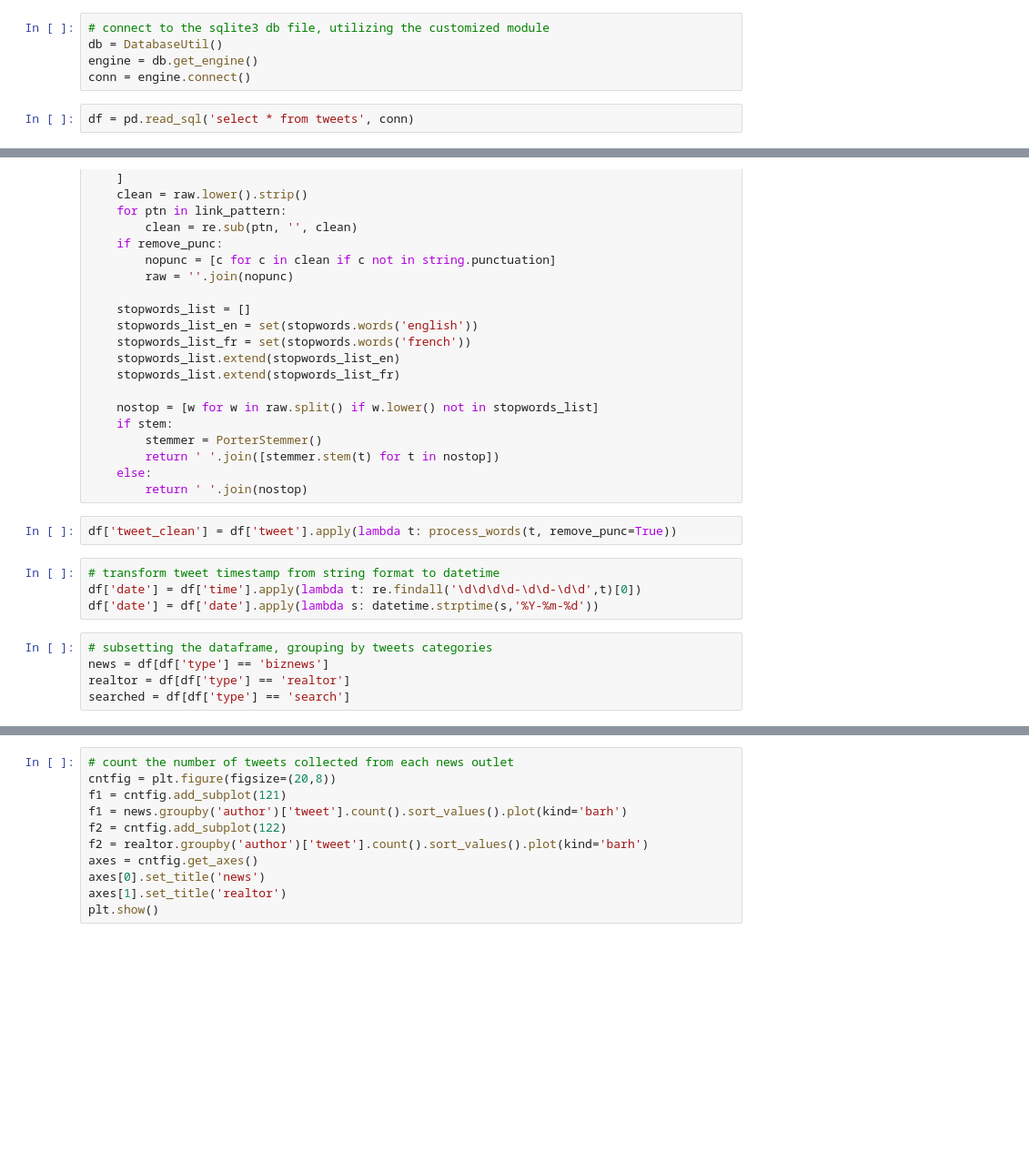
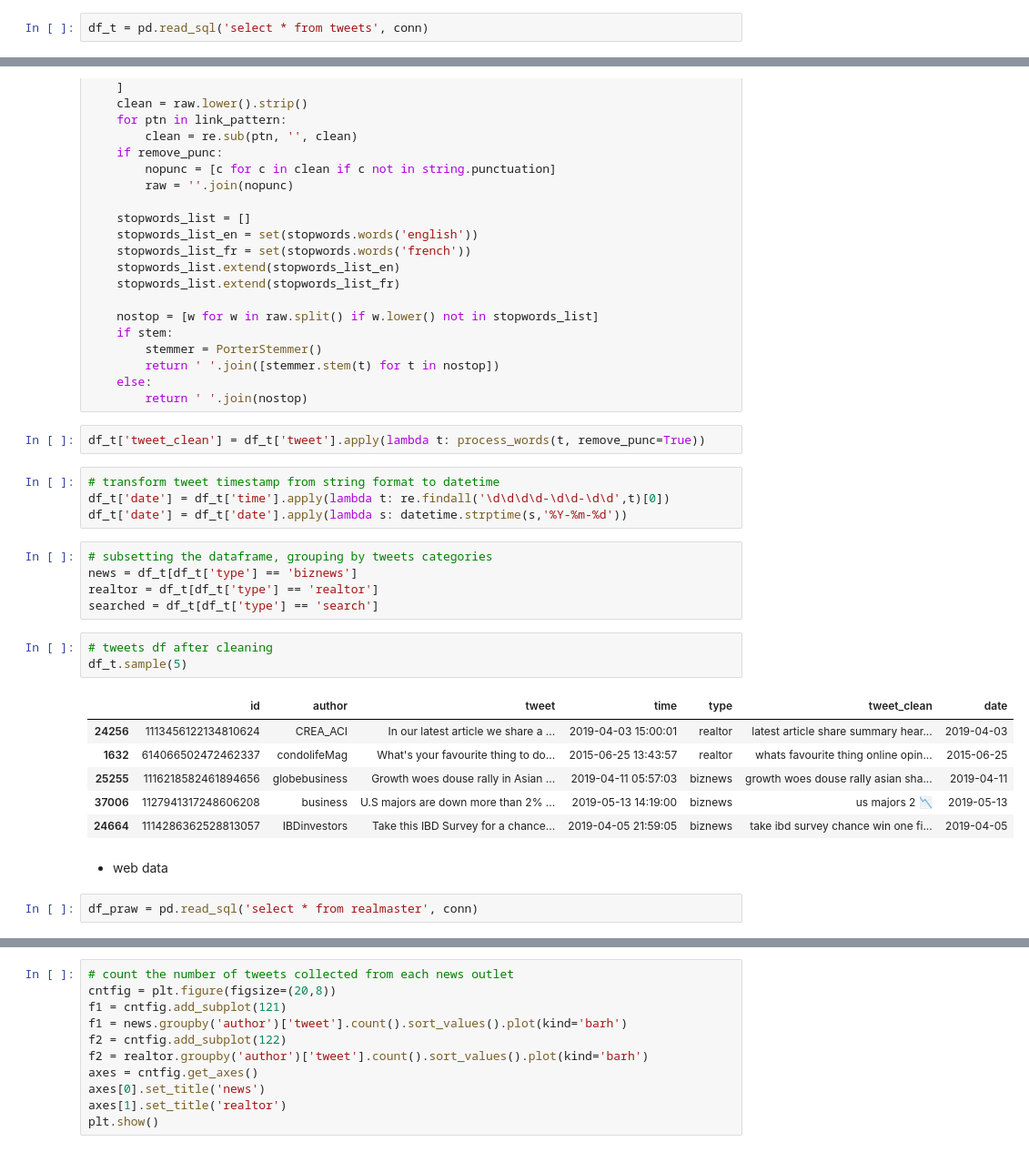
Before and after one commit to maoyuanli/gtahouse, a Jupyter notebook: sentrendus_report.ipynb, the cells around one changed output, grey strips where cells are left out. Shown at 91% size. Saved outputs shown, nothing was run; the diff lists cells and outputs as text; blank space fills up the shorter version.

Commit message:
improves ETL and data cleaning process

```diff
--- a/sentrendus_report.ipynb
+++ b/sentrendus_report.ipynb
@@ -18,7 +24,2 @@ from sklearn import preprocessing
-# %%
-# connect to the sqlite3 db file, utilizing the customized module
-db = DatabaseUtil()
-engine = db.get_engine()
-conn = engine.connect()
 # %%
-df = pd.read_sql('select * from tweets', conn)
+df_t = pd.read_sql('select * from tweets', conn)
@@ -50,13 +61,27 @@ def process_words(raw, remove_punc=False, stem=False):
     else:
         return ' '.join(nostop)
 # %%
-df['tweet_clean'] = df['tweet'].apply(lambda t: process_words(t, remove_punc=True))
+df_t['tweet_clean'] = df_t['tweet'].apply(lambda t: process_words(t, remove_punc=True))
 # %%
 # transform tweet timestamp from string format to datetime
-df['date'] = df['time'].apply(lambda t: re.findall('\d\d\d\d-\d\d-\d\d',t)[0])
-df['date'] = df['date'].apply(lambda s: datetime.strptime(s,'%Y-%m-%d'))
+df_t['date'] = df_t['time'].apply(lambda t: re.findall('\d\d\d\d-\d\d-\d\d',t)[0])
+df_t['date'] = df_t['date'].apply(lambda s: datetime.strptime(s,'%Y-%m-%d'))
 # %%
 # subsetting the dataframe, grouping by tweets categories
-news = df[df['type'] == 'biznews']
-realtor = df[df['type'] == 'realtor']
-searched = df[df['type'] == 'search']
+news = df_t[df_t['type'] == 'biznews']
+realtor = df_t[df_t['type'] == 'realtor']
+searched = df_t[df_t['type'] == 'search']
+# %%
+# tweets df after cleaning
+df_t.sample(5)
+# %% [output]
+|  | id | author | tweet | time | type | tweet_clean | date |
+| 24256 | 1113456122134810624 | CREA_ACI | In our latest article we share a ... | 2019-04-03 15:00:01 | realtor | latest article share summary hear... | 2019-04-03 |
+| 1632 | 614066502472462337 | condolifeMag | What's your favourite thing to do... | 2015-06-25 13:43:57 | realtor | whats favourite thing online opin... | 2015-06-25 |
+| 25255 | 1116218582461894656 | globebusiness | Growth woes douse rally in Asian ... | 2019-04-11 05:57:03 | biznews | growth woes douse rally asian sha... | 2019-04-11 |
+| 37006 | 1127941317248606208 | business | U.S majors are down more than 2% ... | 2019-05-13 14:19:00 | biznews | us majors 2 📉 | 2019-05-13 |
+| 24664 | 1114286362528813057 | IBDinvestors | Take this IBD Survey for a chance... | 2019-04-05 21:59:05 | biznews | take ibd survey chance win one fi... | 2019-04-05 |
+# %% [markdown]
+* web data
+# %%
+df_praw = pd.read_sql('select * from realmaster', conn)
```
Also changed, not shown: parts of 17 cells of this notebook, 8 other files.
